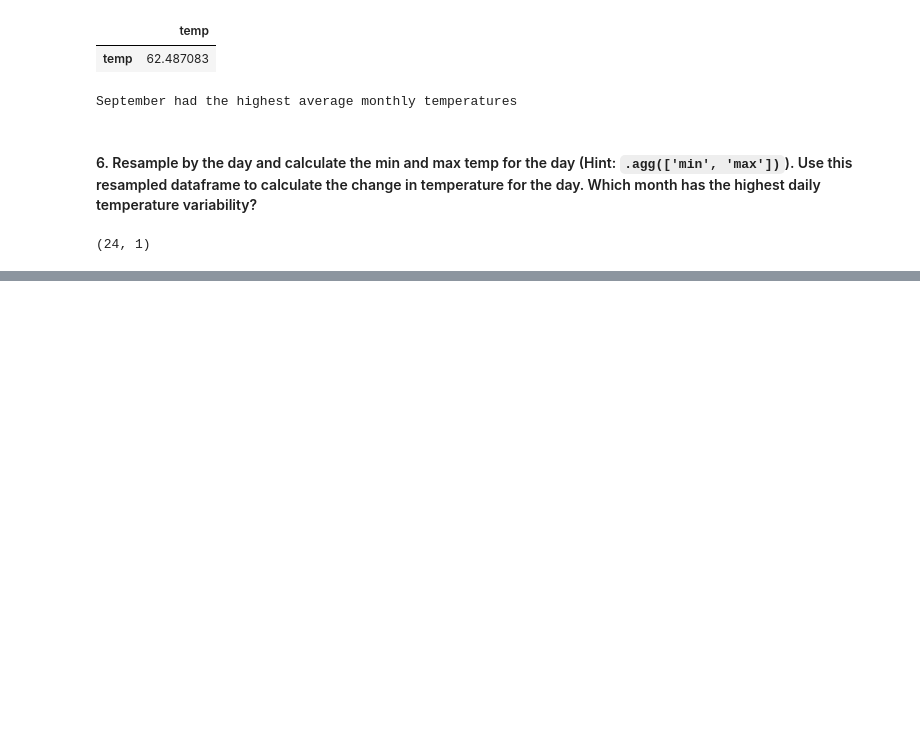
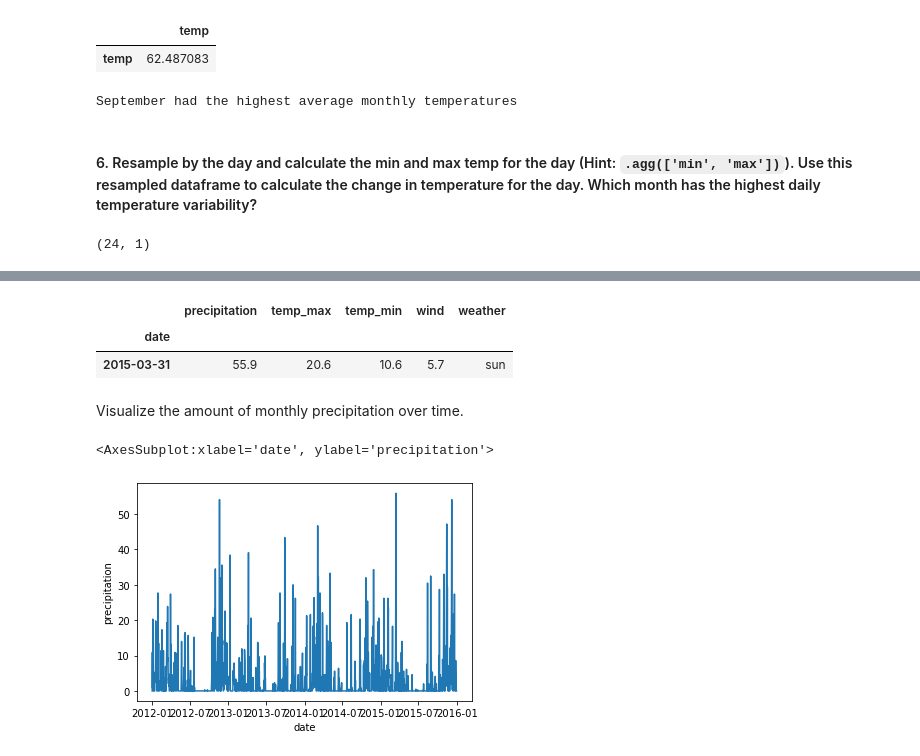
Before and after one commit to lukewbecker/time-series-exercises, a Jupyter notebook: time_series_manipulation.ipynb, the cells around one changed output, grey strips where cells are left out. Cells and saved outputs as stored; diff of their text form; code cells hidden in the pictures; blank space fills up the shorter version.

```diff
--- a/time_series_manipulation.ipynb
+++ b/time_series_manipulation.ipynb
@@ -152,0 +241,4 @@ temp_df['2010-01-02'].shape
+# %%
+from vega_datasets import data
+se_df = data.seattle_weather()
+se_df.head()
@@ -152,0 +270,3 @@ temp_df['2010-01-02'].shape
+# %%
+se_df = se_df.set_index('date')
+se_df.head()
@@ -152,0 +298,14 @@ temp_df['2010-01-02'].shape
+# %%
+se_df.resample("M").max().sort_values(ascending = False, by = 'precipitation').head(1)
+# %% [output]
+|  | precipitation | temp_max | temp_min | wind | weather |
+| date |  |  |  |  |  |
+| 2015-03-31 | 55.9 | 20.6 | 10.6 | 5.7 | sun |
+# %% [markdown]
+Visualize the amount of monthly precipitation over time.
+# %%
+# Basic chart showing the amount of precipitation over time.
+sns.lineplot(y = 'precipitation', x = 'date', data = se_df)
+# %% [output]
+<AxesSubplot:xlabel='date', ylabel='precipitation'>
+[figure, added]
```
Also changed, not shown: parts of 33 cells of this notebook, 1 other file.
